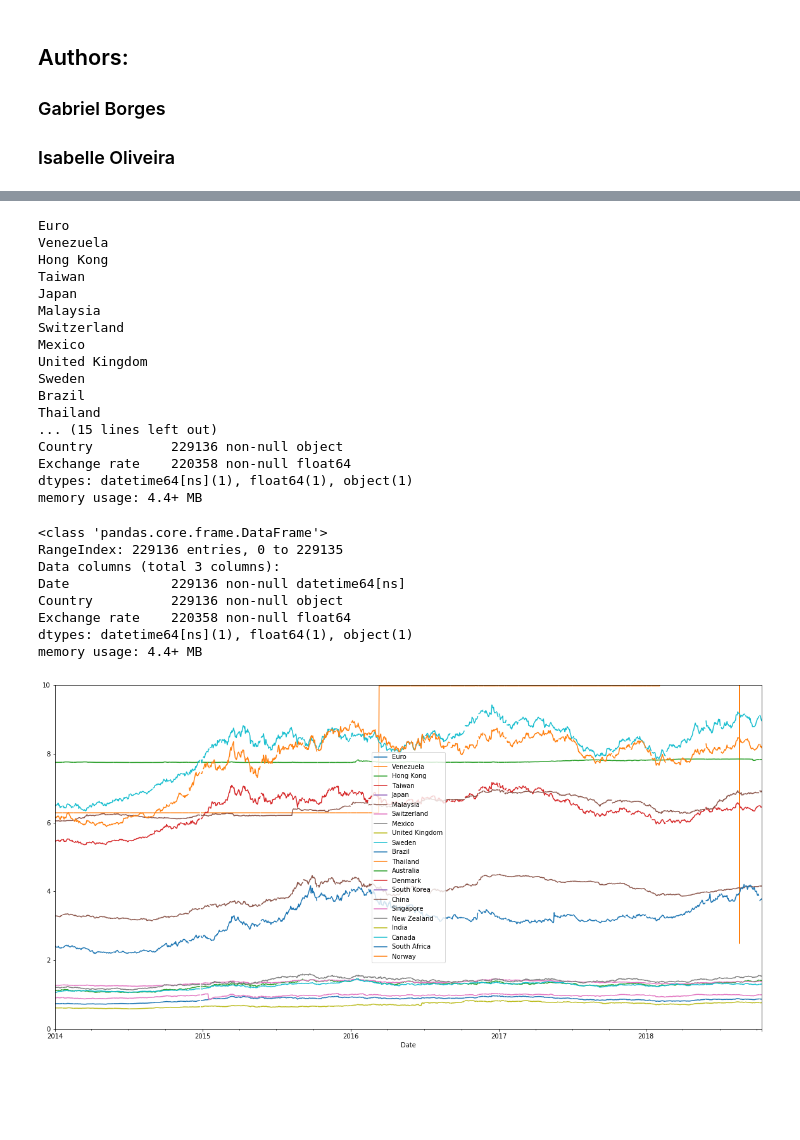
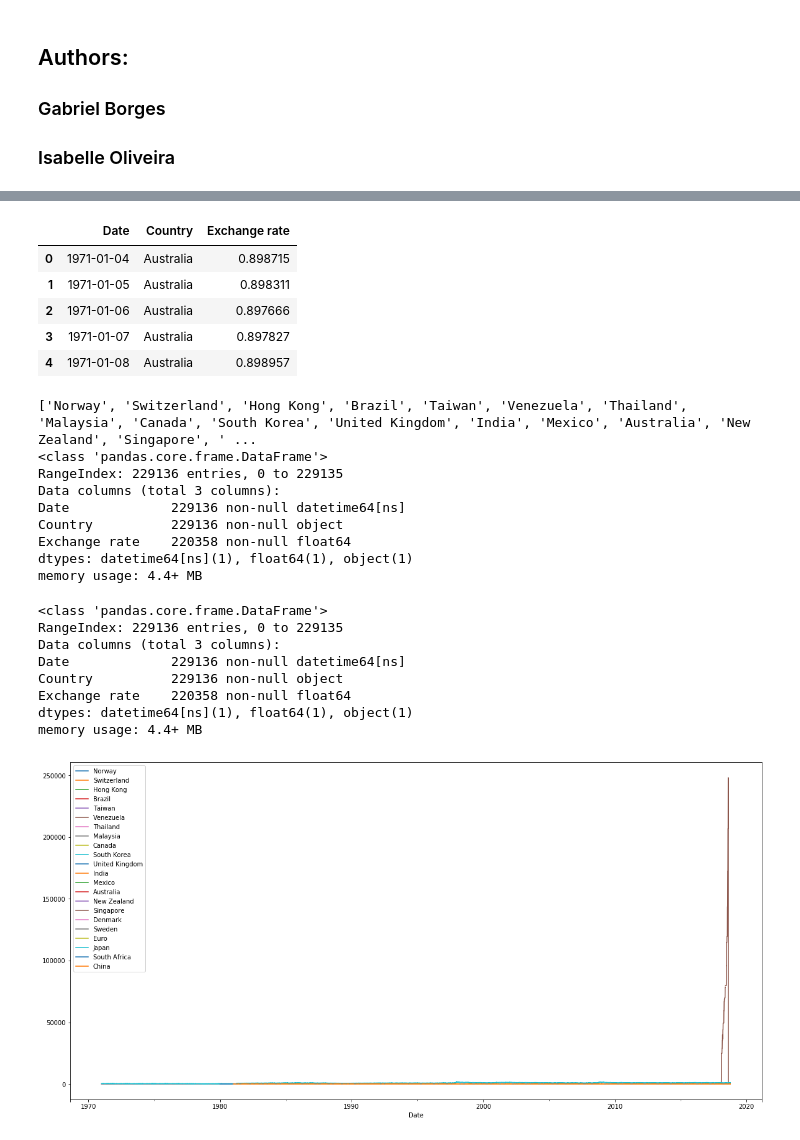
Before and after one commit to isabellefo/usdAnalysis, a Jupyter notebook: DataAnalysis.ipynb, the cells around one changed output, grey strips where cells are left out. Saved outputs shown, nothing was run; the diff lists cells and outputs as text; code cells hidden in the pictures; blank space fills up the shorter version.

```diff
--- a/DataAnalysis.ipynb
+++ b/DataAnalysis.ipynb
@@ -29,21 +27,22 @@ dfbtc = pd.read_csv('bitcoin_price.csv')
+# %%
+dfusd.head()
+# %% [output]
+|  | Date | Country | Exchange rate |
+| 0 | 1971-01-04 | Australia | 0.898715 |
+| 1 | 1971-01-05 | Australia | 0.898311 |
+| 2 | 1971-01-06 | Australia | 0.897666 |
+| 3 | 1971-01-07 | Australia | 0.897827 |
+| 4 | 1971-01-08 | Australia | 0.898957 |
 # %%
 listC = list(set(dfusd['Country']))
-print( *list(map( lambda s: s+'\n', listC )), sep ='' )
+print(listC)
 dfusd.info()
 # %% [output]
-Euro
-Venezuela
-Hong Kong
-Taiwan
-Japan
-Malaysia
-Switzerland
-Mexico
-United Kingdom
-Sweden
-Brazil
-Thailand
-... (15 lines left out)
+['Norway', 'Switzerland', 'Hong Kong', 'Brazil', 'Taiwan', 'Venezuela', 'Thailand', 'Malaysia', 'Canada', 'South Korea', 'United Kingdom', 'India', 'Mexico', 'Australia', 'New Zealand', 'Singapore', ' ...
+<class 'pandas.core.frame.DataFrame'>
+RangeIndex: 229136 entries, 0 to 229135
+Data columns (total 3 columns):
+Date             229136 non-null datetime64[ns]
 Country          229136 non-null object
 Exchange rate    220358 non-null float64
 dtypes: datetime64[ns](1), float64(1), object(1)
@@ -64,8 +63,7 @@ memory usage: 4.4+ MB
 # %%
 for c in listC:
     dfusd[dfusd['Country'] == c].plot(kind= 'line', x = 'Date', y= 'Exchange rate', label = c,
-                                      ax = plt.gca(), figsize = (20,10),
-                                      ylim = (0, 10)).set_xlim(datetime(2014,1,1))
+                                      ax = plt.gca(), figsize = (20,10))
 plt.show()
 # %% [output]
-[figure, old version]
+[figure, new version]
```
Also changed, not shown: parts of 14 cells of this notebook.
